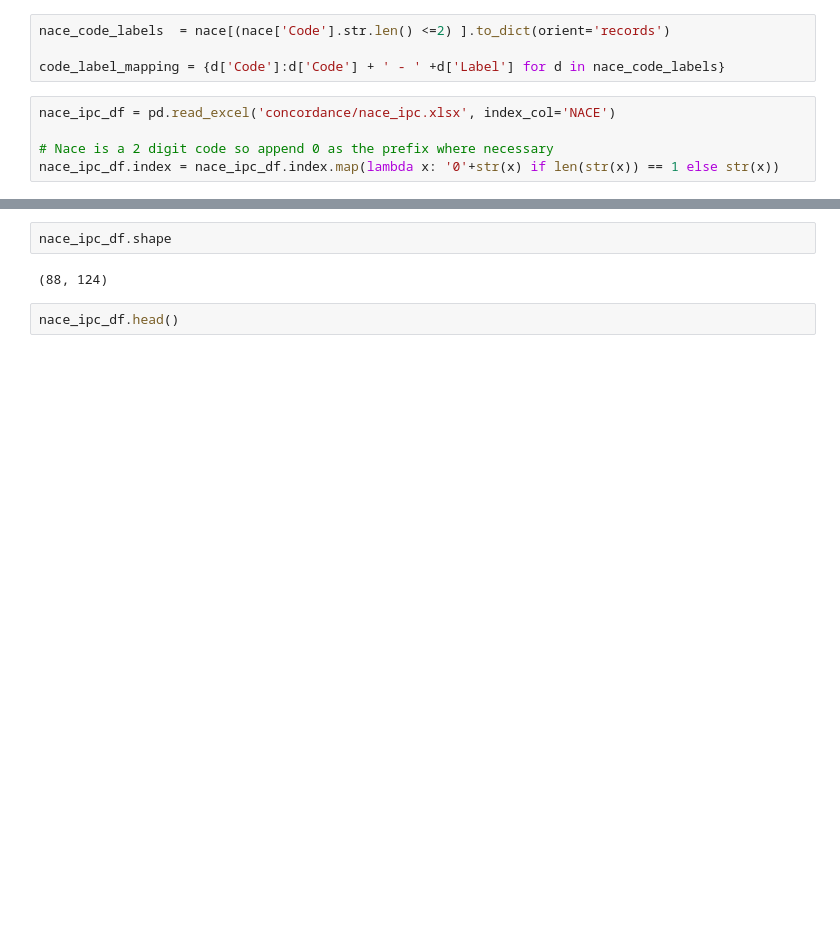
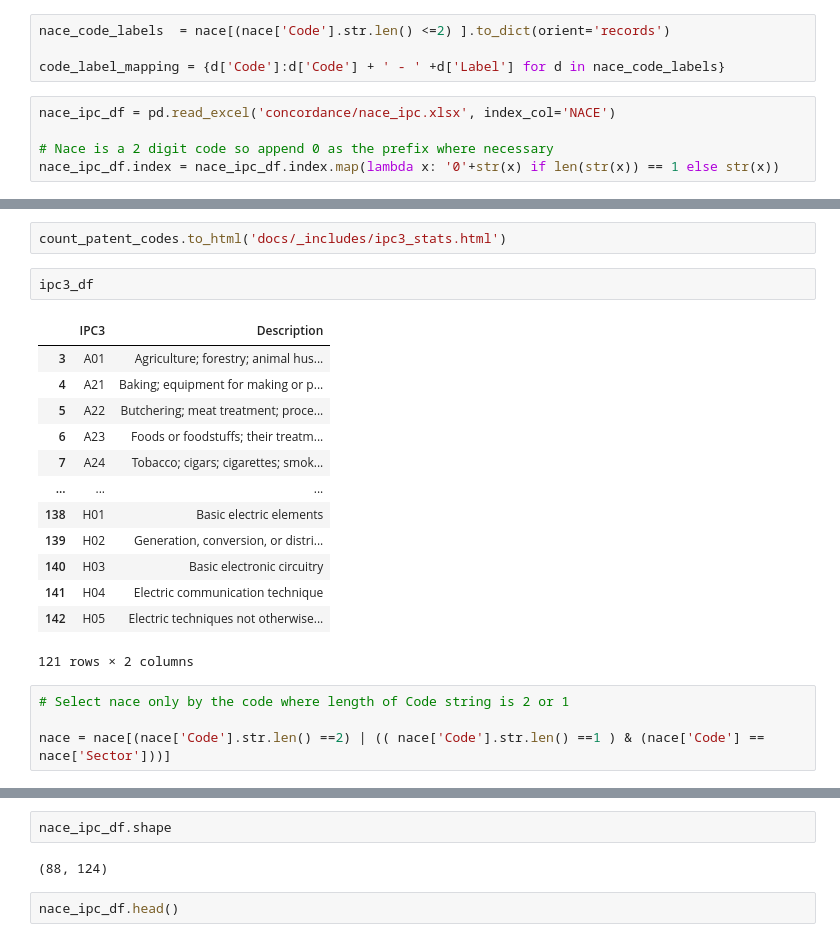
Before and after one commit to piotrsobecki/economical_impact_pri, a Jupyter notebook: data preprocessing - ipc nace.ipynb, the cells around one changed output, grey strips where cells are left out. Saved outputs shown, nothing was run; the diff lists cells and outputs as text; blank space fills up the shorter version.

```diff
--- a/data preprocessing - ipc nace.ipynb
+++ b/data preprocessing - ipc nace.ipynb
@@ -26,0 +86,22 @@ nace_ipc_df.index = nace_ipc_df.index.map(lambda x: '0'+str(x) if len(str(x)) ==
+# %%
+count_patent_codes.to_html('docs/_includes/ipc3_stats.html')
+# %%
+ipc3_df
+# %% [output]
+|  | IPC3 | Description |
+| 3 | A01 | Agriculture; forestry; animal hus... |
+| 4 | A21 | Baking; equipment for making or p... |
+| 5 | A22 | Butchering; meat treatment; proce... |
+| 6 | A23 | Foods or foodstuffs; their treatm... |
+| 7 | A24 | Tobacco; cigars; cigarettes; smok... |
+| ... | ... | ... |
+| 138 | H01 | Basic electric elements |
+| 139 | H02 | Generation, conversion, or distri... |
+| 140 | H03 | Basic electronic circuitry |
+| 141 | H04 | Electric communication technique |
+| 142 | H05 | Electric techniques not otherwise... |
+121 rows × 2 columns
+# %%
+# Select nace only by the code where length of Code string is 2 or 1
+
+nace = nace[(nace['Code'].str.len() ==2) | (( nace['Code'].str.len() ==1 ) & (nace['Code'] == nace['Sector']))]
```
Also changed, not shown: parts of 11 cells of this notebook, 6 other files.
